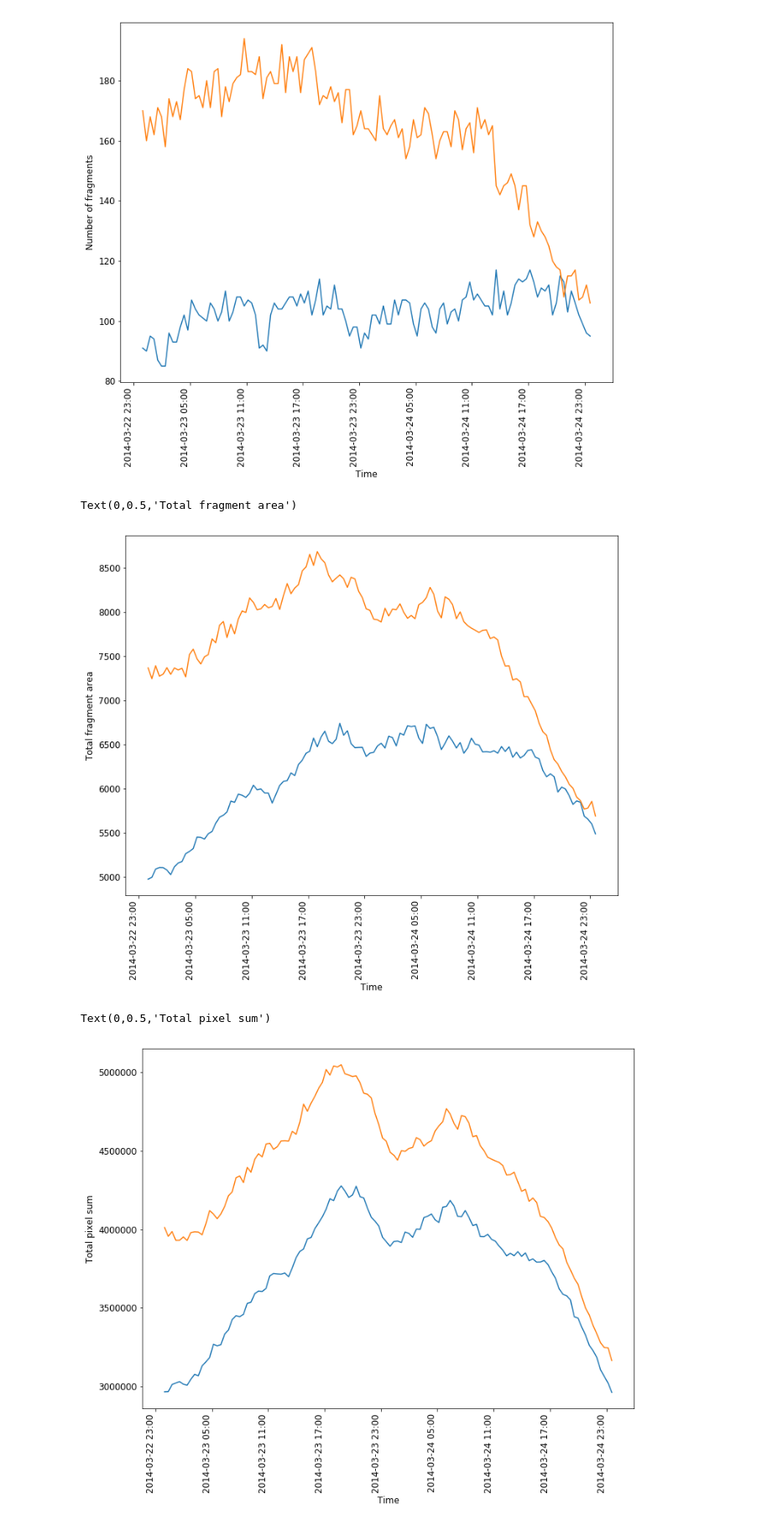
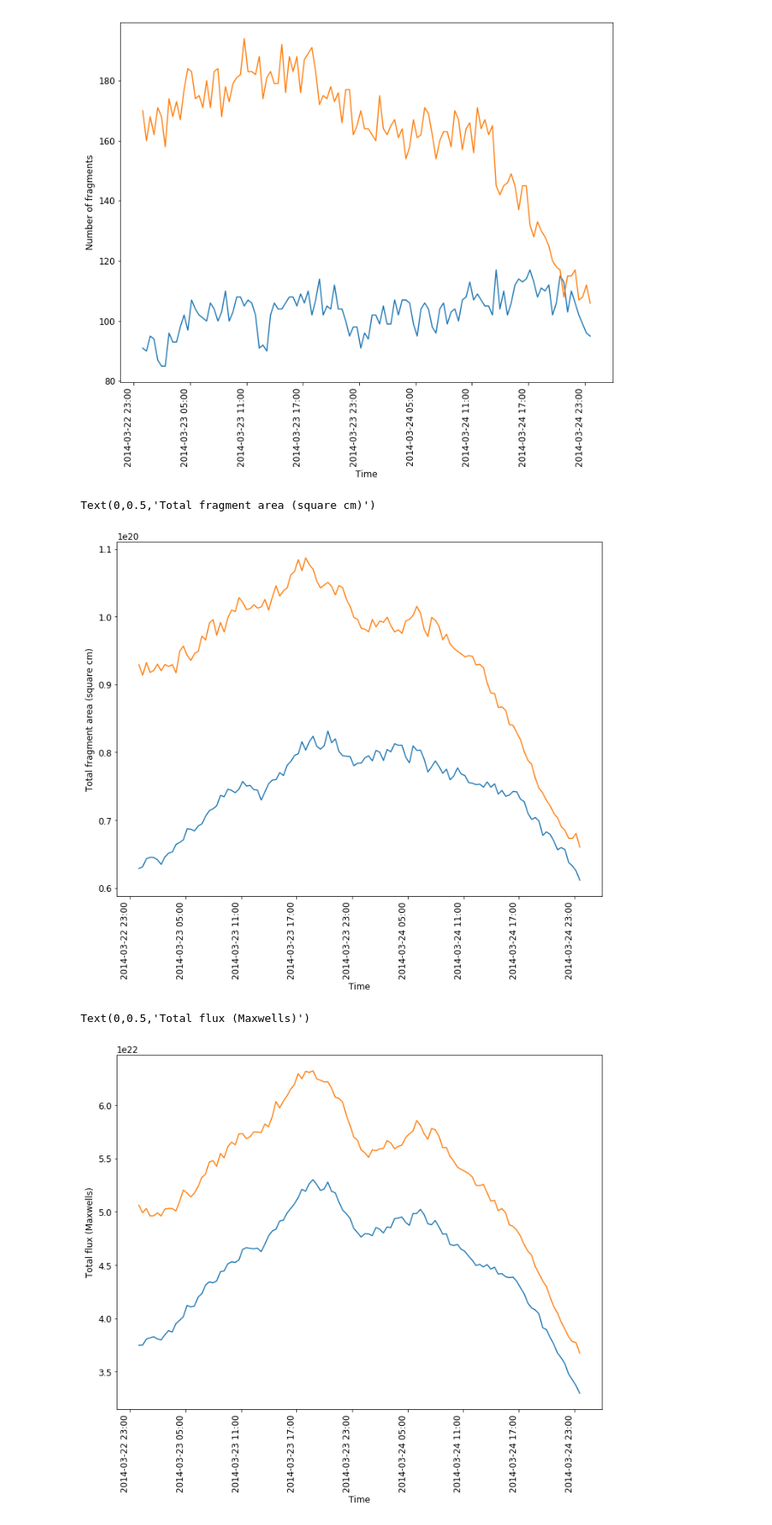
Before and after one commit to fraserwatson/MagneticFragmentation, a Jupyter notebook: create_graphs.ipynb, the cells around one changed output. Shown at 84% size. Cells and saved outputs as stored; diff of their text form; code cells hidden in the pictures.

```diff
--- a/create_graphs.ipynb
+++ b/create_graphs.ipynb
@@ -18,7 +18,7 @@ negareas = []
 negfluxes = []
 
 # Open file and return arrays for dates (as datetime), latitudes (as float) and longitudes (as float)
-with open('/Users/fraser/Github/MagneticFragmentation/fragment_properties/AR12010/bulk_props.txt', 'r') as csvfile:
+with open('/Users/fraser/Github/MagneticFragmentationOutput/fragment_properties/AR12010/bulk_props.txt', 'r') as csvfile:
     filereader = csv.reader(csvfile, delimiter=',')
     for row in filereader:
         if posnegcounter % 2 == 0:
@@ -60,23 +60,23 @@ ax.xaxis.set_major_formatter(mdates.DateFormatter('%Y-%m-%d %H:%M'))
 fig.autofmt_xdate(rotation=90)
 
 ax.set_xlabel('Time')
-ax.set_ylabel('Total fragment area')
+ax.set_ylabel('Total fragment area (square cm)')
 # %% [output]
-Text(0,0.5,'Total fragment area')
+Text(0,0.5,'Total fragment area (square cm)')
-[figure, old version]
+[figure, new version]
 # %%
 fig = plt.figure()
 ax = fig.add_subplot(111)
 ax.plot(posdates, posfluxes)
 ax.plot(negdates, [abs(number) for number in negfluxes])
 
 ax.xaxis.set_major_formatter(mdates.DateFormatter('%Y-%m-%d %H:%M'))
 
 # rotate and align the tick labels so they look better
 fig.autofmt_xdate(rotation=90)
 
 ax.set_xlabel('Time')
-ax.set_ylabel('Total pixel sum')
+ax.set_ylabel('Total flux (Maxwells)')
 # %% [output]
-Text(0,0.5,'Total pixel sum')
+Text(0,0.5,'Total flux (Maxwells)')
-[figure, old version]
+[figure, new version]
```
Also changed, not shown: 1 other file.
